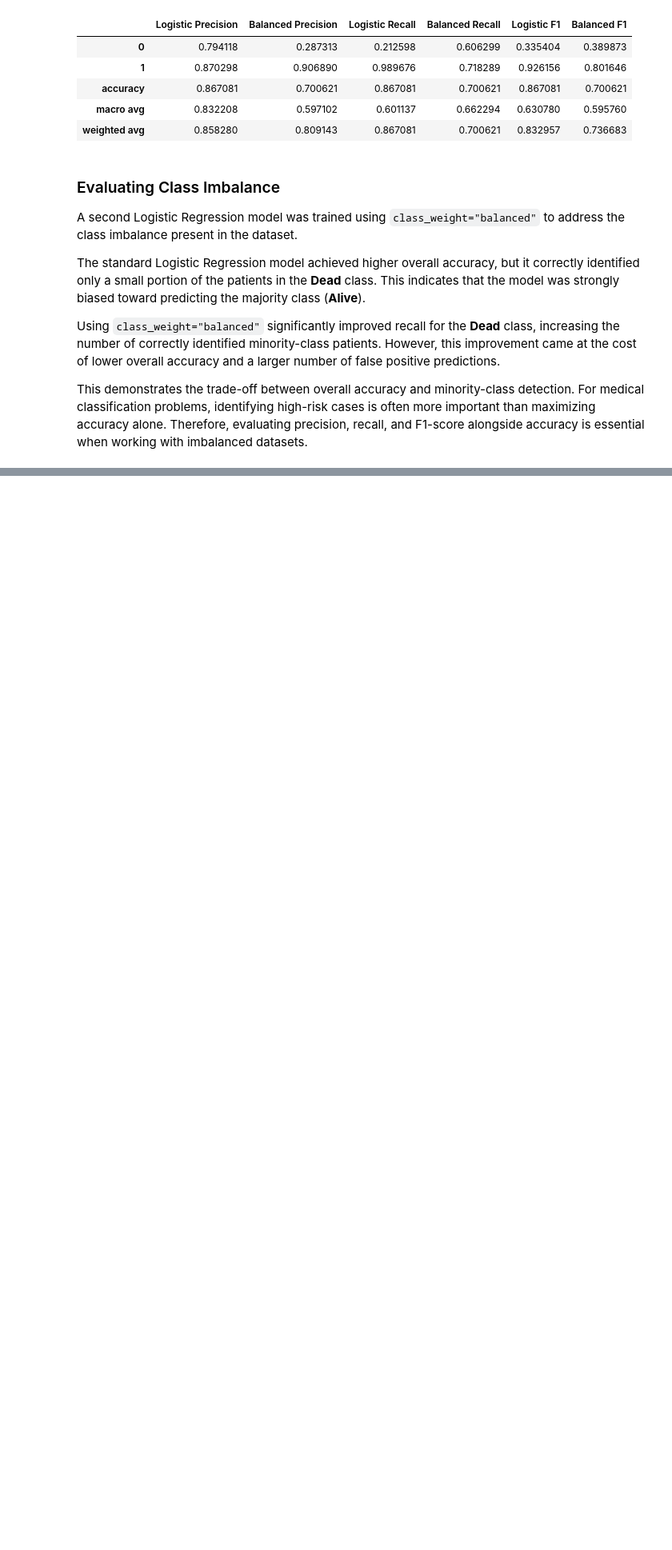
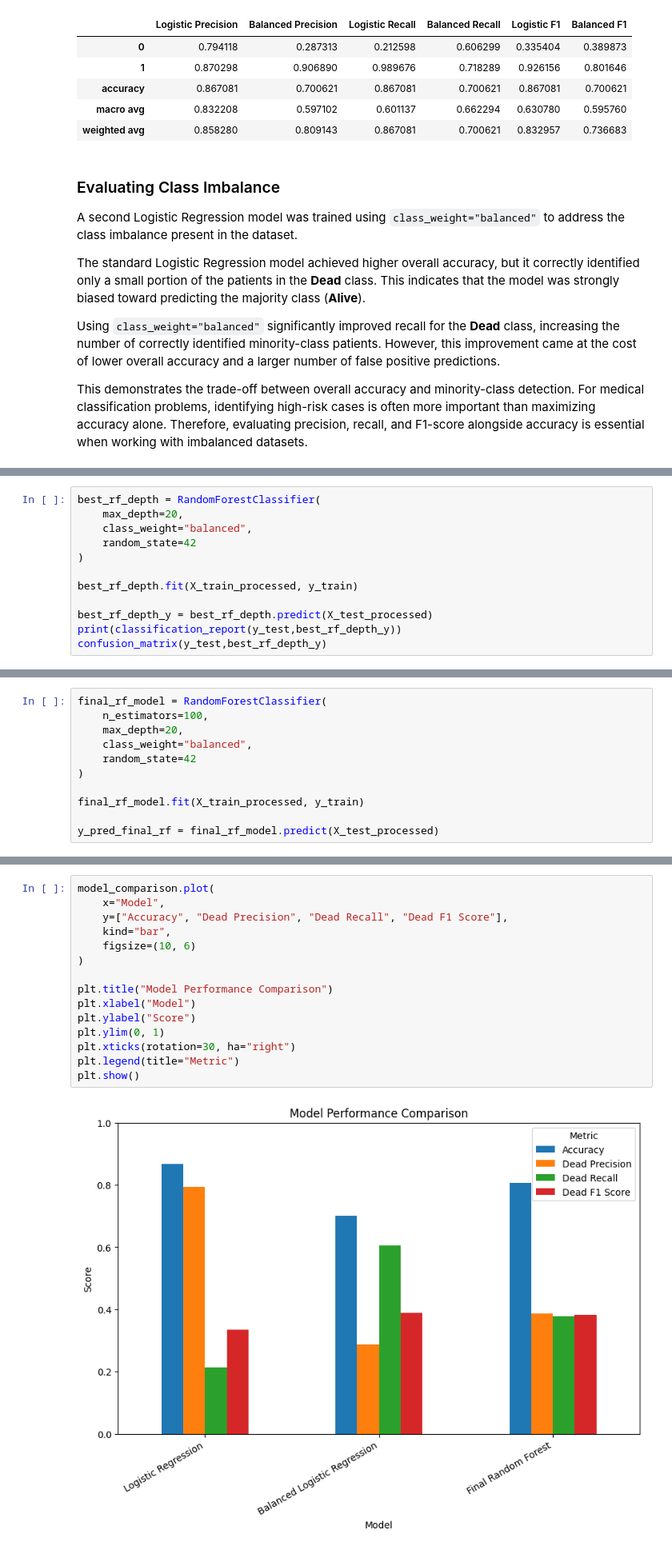
Before and after one commit to mohammadSous/breast-cancer-survival-prediction, a Jupyter notebook: main.ipynb, the cells around one changed output, grey strips where cells are left out. Shown at 80% size. Drawn from its saved outputs; the diff is of its cells as text; blank space fills up the shorter version.

Commit message:
added random forest classifier baseline+tuned and compared them, then added a model comparison chart.

```diff
--- a/main.ipynb
+++ b/main.ipynb
@@ -491,0 +597,12 @@ This demonstrates the trade-off between overall accuracy and minority-class dete
+# %%
+best_rf_depth = RandomForestClassifier(
+    max_depth=20,
+    class_weight="balanced",
+    random_state=42
+)
+
+best_rf_depth.fit(X_train_processed, y_train)
+
+best_rf_depth_y = best_rf_depth.predict(X_test_processed)
+print(classification_report(y_test,best_rf_depth_y))
+confusion_matrix(y_test,best_rf_depth_y)
@@ -491,0 +666,11 @@ This demonstrates the trade-off between overall accuracy and minority-class dete
+# %%
+final_rf_model = RandomForestClassifier(
+    n_estimators=100,
+    max_depth=20,
+    class_weight="balanced",
+    random_state=42
+)
+
+final_rf_model.fit(X_train_processed, y_train)
+
+y_pred_final_rf = final_rf_model.predict(X_test_processed)
@@ -491,0 +745,17 @@ This demonstrates the trade-off between overall accuracy and minority-class dete
+# %%
+model_comparison.plot(
+    x="Model",
+    y=["Accuracy", "Dead Precision", "Dead Recall", "Dead F1 Score"],
+    kind="bar",
+    figsize=(10, 6)
+)
+
+plt.title("Model Performance Comparison")
+plt.xlabel("Model")
+plt.ylabel("Score")
+plt.ylim(0, 1)
+plt.xticks(rotation=30, ha="right")
+plt.legend(title="Metric")
+plt.show()
+# %% [output]
+[figure, added]
```
Also changed, not shown: parts of 19 cells of this notebook.
